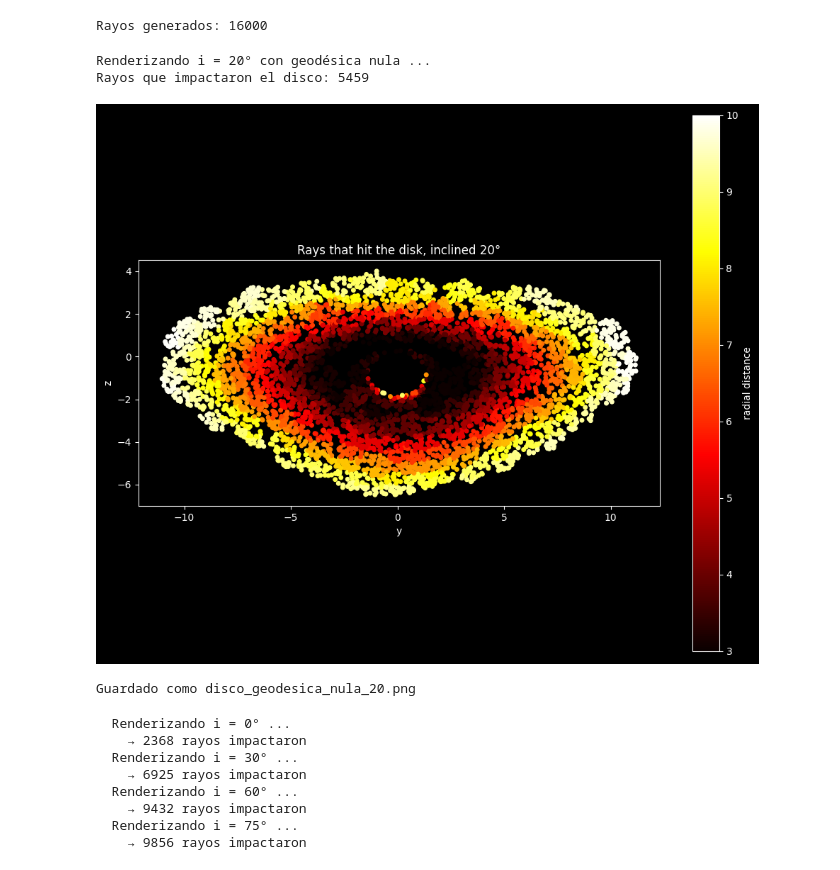
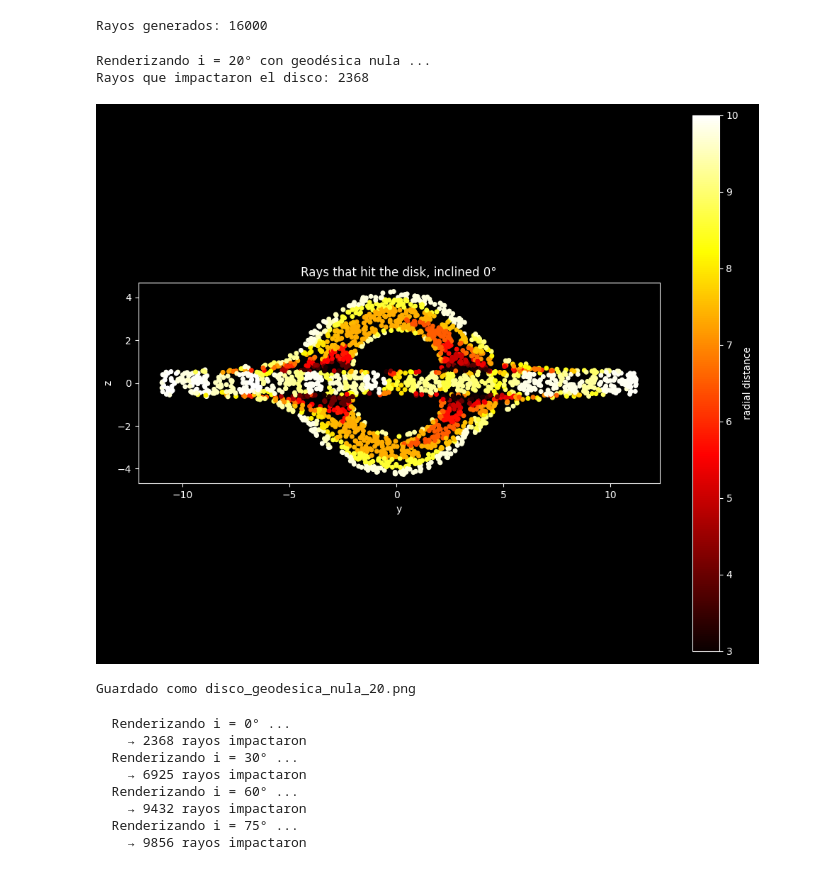
Before and after one commit to RG-2026-2/Proyecto_Simulacion_Black_Hole, a Jupyter notebook: Copia_de_Proyecto_DiscoAcrecion_RG2026.ipynb, the cells around one changed output. Saved outputs shown, nothing was run; the diff lists cells and outputs as text; code cells hidden in the pictures.

Commit message:
Imagen principal del disco, implementacion de las sugerencias

```diff
--- a/Copia_de_Proyecto_DiscoAcrecion_RG2026.ipynb
+++ b/Copia_de_Proyecto_DiscoAcrecion_RG2026.ipynb
@@ -1210,29 +1210,29 @@ def render_disco(inclinacion_deg):
     return (rayos[mask, 0], rayos[mask, 1],
             intersecciones[mask], desp_arr[mask], brill_arr[mask])
 # %%
-# ── Renderizar i = 20° (igual que notebook de referencia) ────────
+# ── Renderizar i = 0° (igual que notebook de referencia) ────────
 print("Renderizando i = 20° con geodésica nula ...")
-ry20, rz20, dist20, desp20, brill20 = render_disco(20)
+ry20, rz20, dist20, desp20, brill20 = render_disco(0)
 print(f"Rayos que impactaron el disco: {len(ry20)}")
 
 plt.style.use('dark_background')
 fig, ax = plt.subplots(figsize=(10, 8))
 sc = ax.scatter(ry20, rz20, c=dist20, cmap='hot',
                 s=16, vmin=r_min, vmax=r_max)
 plt.colorbar(sc, ax=ax, label='radial distance')
 ax.set_xlabel('y')
 ax.set_ylabel('z')
-ax.set_title('Rays that hit the disk, inclined 20°')
+ax.set_title('Rays that hit the disk, inclined 0°')
 ax.set_aspect('equal')
 plt.tight_layout()
-plt.savefig('disco_geodesica_nula_20.png', dpi=150,
+plt.savefig('disco_geodesica_nula_0.png', dpi=150,
             bbox_inches='tight', facecolor='black')
 plt.show()
 print("Guardado como disco_geodesica_nula_20.png")
 # %% [output]
 Renderizando i = 20° con geodésica nula ...
-Rayos que impactaron el disco: 5459
+Rayos que impactaron el disco: 2368
-[figure, old version]
+[figure, new version]
 Guardado como disco_geodesica_nula_20.png
 # %%
 inclinaciones = [0, 30, 60, 75]
```
